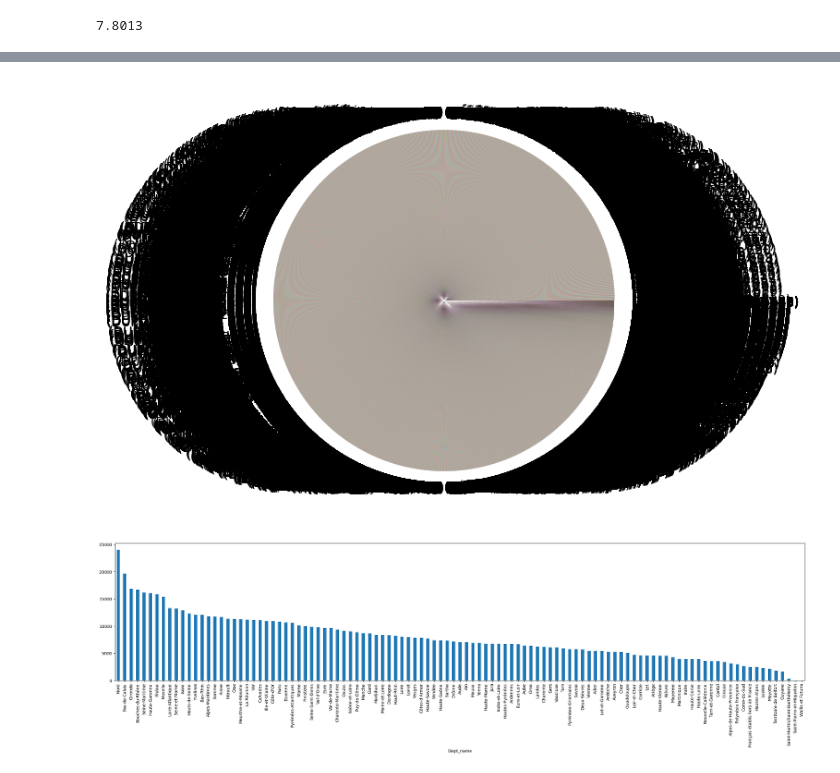
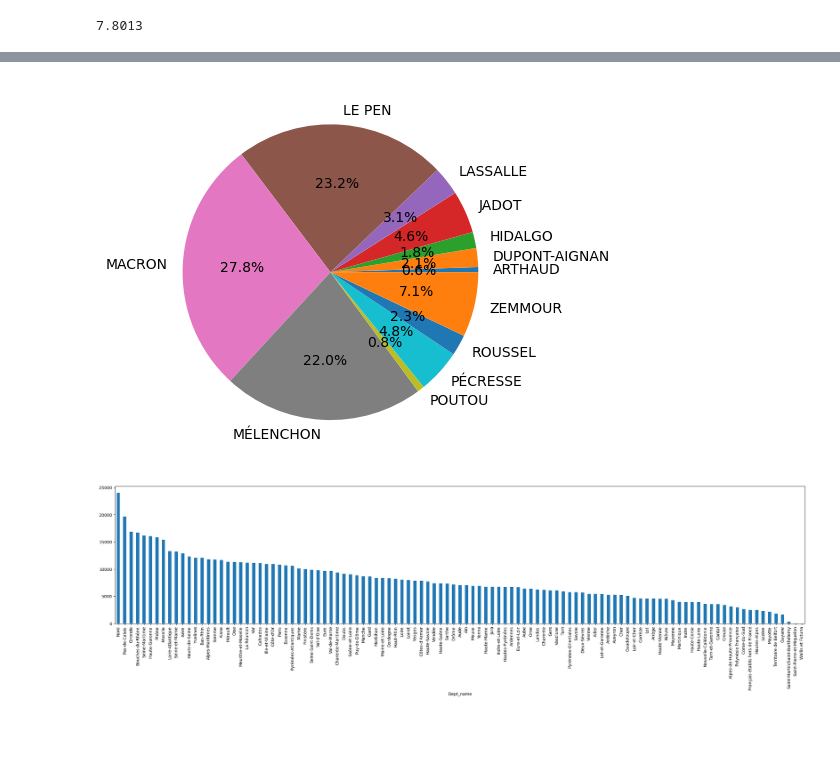
Before and after one commit to Falite/Projet-AD, a Jupyter notebook: Projet.ipynb, the cells around one changed output, grey strips where cells are left out. Drawn from its saved outputs; the diff is of its cells as text; code cells hidden in the pictures; blank space fills up the shorter version.

```diff
--- a/Projet.ipynb
+++ b/Projet.ipynb
@@ -82,7 +82,13 @@ df = df.rename(columns={'Code du département': 'Dept',
                          'Nuls': 'Null_votes',
                          '% Nuls/Ins': 'Null_ins_pct',
                          '% Nuls/Vot': 'Null_vot_pct',
-                         'N°Panneau': 'Pannel_num'})
+                         'N°Panneau': 'Pannel_num',
+                         '% Abs/Ins': 'Abs_ins_pct',
+                         '% Vot/Ins': 'Vot_ins_pct',
+                         '% Exp/Ins': 'Exp_ins_pct',
+                         '% Exp/Vot': 'Exp_vot_pct',
+                         '% Voix/Ins': 'Voix_ins_pct',
+                         '% Voix/Exp': 'Voix_exp_pct'})
 # %%
 df.head()
 # %% [output]
@@ -144,8 +150,7 @@ L_temp=['Circo','Votants','Blanc_votes','Null_votes','Voix','Code de la commune'
 for i in L_temp:
     df[i]=df[i].astype(int)
 # %%
-L_temp=['% Abs/Ins','% Vot/Ins','Blanc_ins_pct','Blanc_vot_pct','Null_ins_pct','Null_vot_pct','% Exp/Ins',
-        '% Exp/Vot','% Voix/Ins','% Voix/Exp']
+L_temp=df.filter(regex='pct$').columns.tolist()
 for i in L_temp:
     df[i]=df[i].astype(str)
     df[i]=df[i].str.replace(',','.')
@@ -185,6 +176,0 @@ array(['01', '02', '03', '04', '05', '06', '07', '08', '09', '10', '11',
-# %%
-df.Dept = df.Dept.replace({'ZA': 100, 'ZB': 101, 'ZC': 102, 'ZD': 103, 'ZM': 104,
-                           'ZN': 105, 'ZP': 106, 'ZS': 107, 'ZW': 108, 'ZX': 109,
-                           'ZZ': 110, '2A': 201, '2B': 202})
-df.Dept = df.Dept.astype(int)
-df.info()
@@ -228,15 +196,12 @@ df.describe()
 import matplotlib.pyplot as plt
 import seaborn as sns
 # %%
-#x_noms = df.Nom.unique()
-#y_noms = df.Nom.value_counts()
+grouped_df = df.groupby("Nom")["Voix"].sum().reset_index()
 
-
-df[["Nom","Votants"]].value_counts().plot.pie(figsize=(6, 6),subplots=True)
-
+plt.pie(grouped_df["Voix"], labels=grouped_df["Nom"], autopct="%1.1f%%")
 plt.show()
 # %% [output]
-[figure, old version]
+[figure, new version]
 # %%
 plt.figure(figsize=(30,6))
 df['Dept_name'].value_counts().plot(kind='bar')
```
Also changed, not shown: parts of 14 cells of this notebook.
